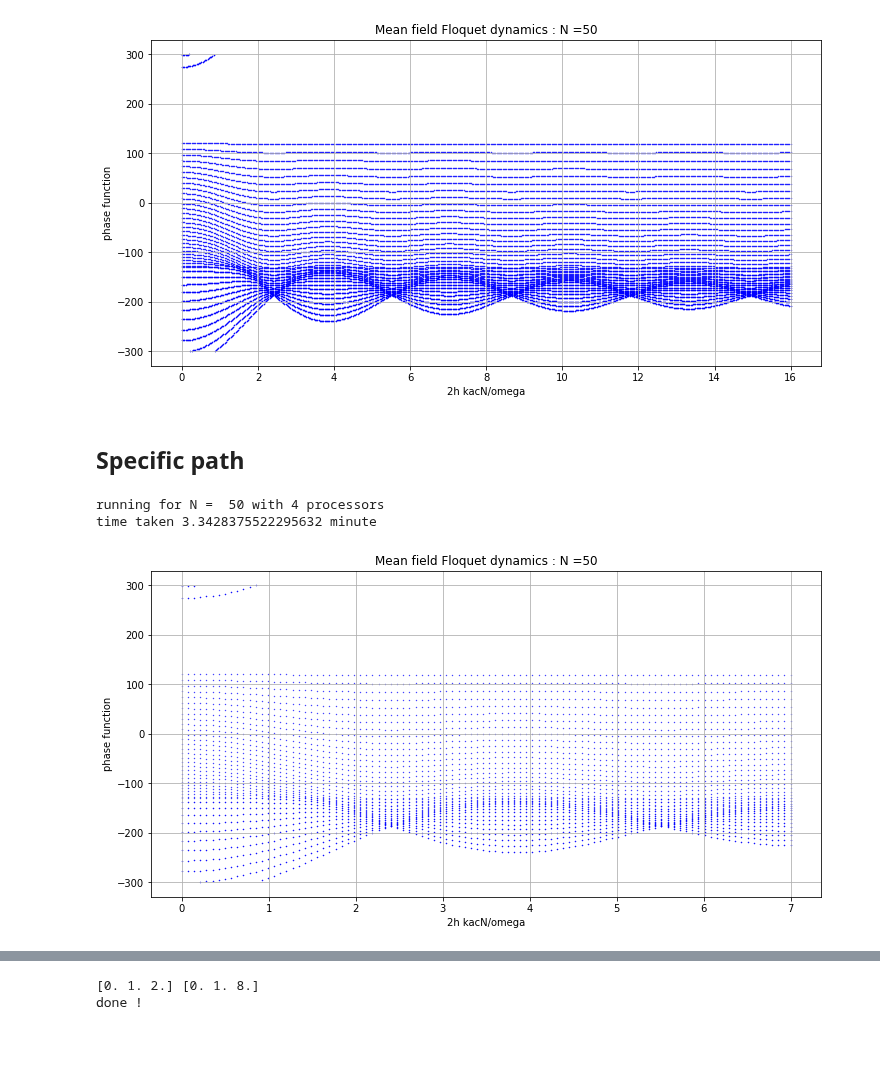
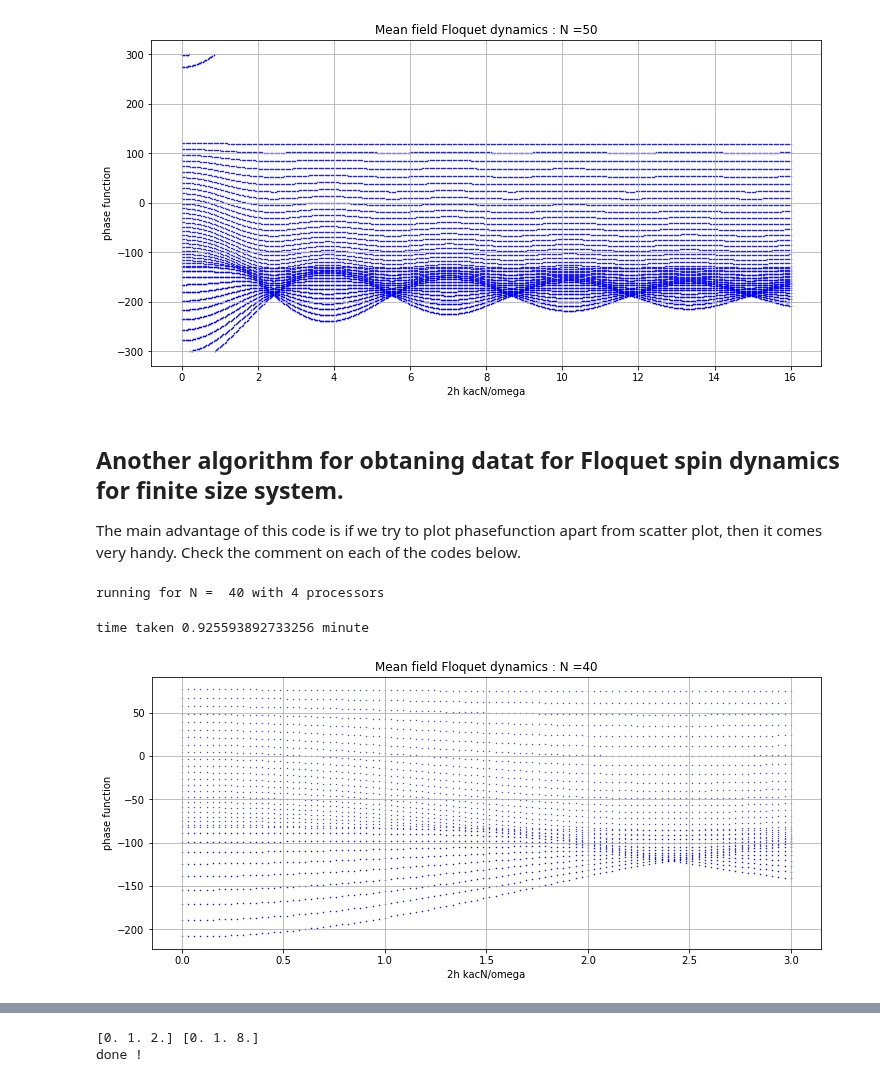
Before and after one commit to SuperStarCZ/floquet_theory, a Jupyter notebook: floquet_spin_dynamics.ipynb, the cells around one changed output, grey strips where cells are left out. Saved outputs shown, nothing was run; the diff lists cells and outputs as text; code cells hidden in the pictures; blank space fills up the shorter version.

Commit message:
code of scatter plot and normal plot is donegit add floquet_spin_dynamics.ipynb

```diff
--- a/floquet_spin_dynamics.ipynb
+++ b/floquet_spin_dynamics.ipynb
@@ -167,9 +169,15 @@ if __name__ == '__main__':
 running for N =  50 with 4 processors
 time taken 34.37565153837204 minute
 [figure]
-# %% [markdown]
-## Specific path
+# %% [markdown]
+## Another algorithm for obtaning datat for Floquet spin dynamics for finite size system.
+
+
+The main advantage of this code is if we try to plot phasefunction apart from scatter plot, then it comes very handy. Check the comment on each of the codes below.
 # %%
+#   Here I have used scatter plot again, but the datafile created here is used
+#   for normal plotting in codes bellow.
+
 import numpy as np
 from odeintw import odeintw
 import matplotlib.pyplot as plt
@@ -182,7 +190,7 @@ start = time.time()
 # Bessel's root of first order
 # 2.40482555769577	5.52007811028631	8.65372791291101	11.7915344390142	14.9309177084877
 
-N = 50
+N = 40
 kacN = N
 h0 = 0.1
 omega = 600
@@ -191,7 +199,7 @@ tsteps = 500
 
 hsteps = 100
 h1 = 1/(2. * kacN) * omega * 0.0
-h2 = 1/(2. * kacN) * omega * 7
+h2 = 1/(2. * kacN) * omega * 3.
 hs = np.linspace(h1, h2, hsteps)
 hpp = (np.ones((N+1,len(hs))) * hs).T
 #hpp = np.asarray(hpp)
@@ -231,36 +239,36 @@ def floq_evolv(psi,H0,H1,h,w):
 if __name__ == '__main__':
     nprocs = 4
     p = Pool(processes = nprocs)
     print("running for N = ", N, "with",nprocs,"processors")
     start = time.time()
 
     spin = 0.5 * np.arange(N+1)[-1]
     s = np.arange(-spin,spin+1)
     H0 = np.diagflat(0.5 * s **2/kacN)
     for i in range(N+1):
         for j in range(N+1):
             H1[i][j] = 0.5 * (np.sqrt(spin * (spin+1) - s[i] * (s[i]+1)) * delta_func(s[j],s[i]+1)\
                               + np.sqrt(spin * (spin+1) - s[i] * (s[i]-1)) * delta_func(s[j],s[i]-1))
 
-    data = p.starmap(floq_evolv,[(psi,H0,H1,h,w) for h in hs])
-    data = np.asarray(data,dtype=None).reshape((len(hs),3))
+    data1 = p.starmap(floq_evolv,[(psi,H0,H1,h,w) for h in hs])
+    data = np.asarray(data1,dtype=None).reshape((len(hs),3))
     h_f = data[:,[0]]
     phs_f = data[:,[1]]
     evec_f = data[:,[2]]
     print('time taken',(time.time()-start)/60,'minute')
 
     title = "Mean field Floquet dynamics : N =" + str(N)
-    plt.figure(figsize = (12,6))
+    plt.figure(figsize = (12,5))
     for xx in np.arange(len(hs)):
         plt.scatter(2 * hpp[xx] * kacN /w, phs_f[xx][0].real,\
                     color = 'blue', marker='.', s = 0.5)
     plt.title(title)
     plt.xlabel("2h kacN/omega")
     plt.ylabel("phase function")
     plt.grid()
     #plt.savefig(filename1,dpi=500)
     plt.show()
 # %% [output]
-running for N =  50 with 4 processors
-time taken 3.3428375522295632 minute
+running for N =  40 with 4 processors
+time taken 0.925593892733256 minute
-[figure, old version]
+[figure, new version]
```
Also changed, not shown: parts of 8 cells of this notebook.
